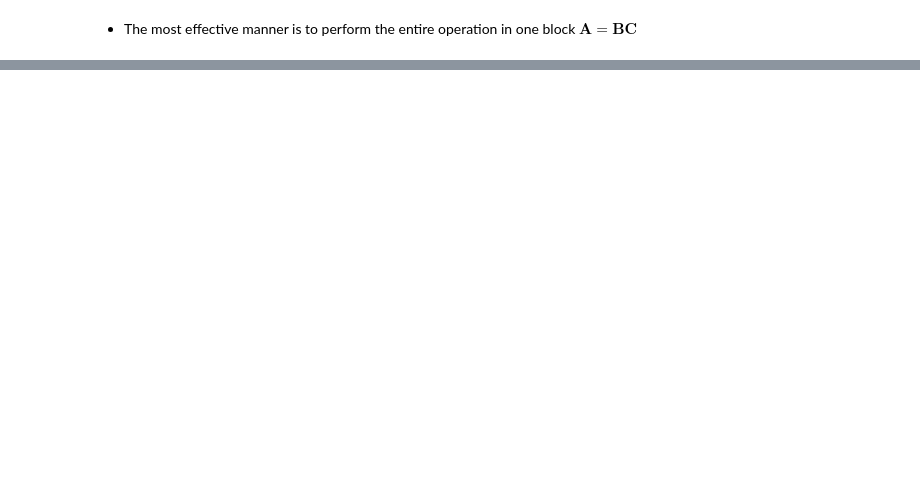
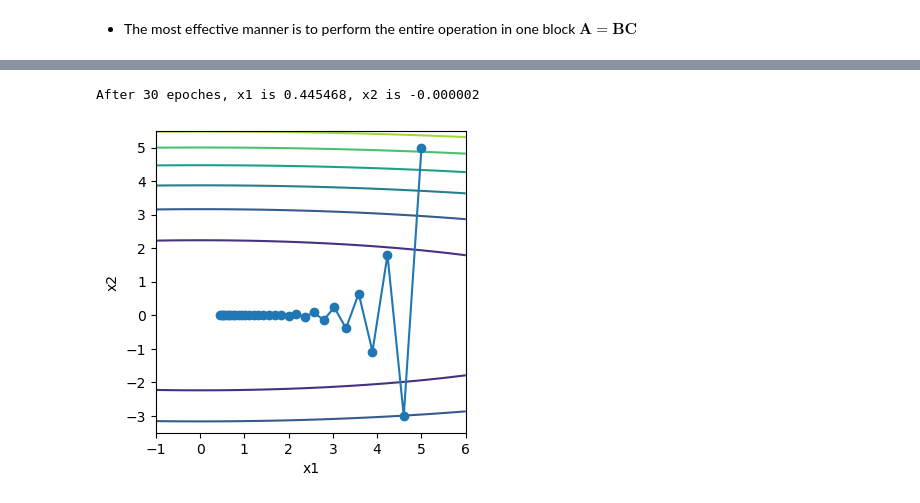
Before and after one commit to Knoero/MachineLearning, a Jupyter notebook: 0 Prerequisite/04 Numerical Optimization.ipynb, the cells around one changed output, grey strips where cells are left out. Cells and saved outputs as stored; diff of their text form; code cells hidden in the pictures; blank space fills up the shorter version.

```diff
--- a/0 Prerequisite/04 Numerical Optimization.ipynb
+++ b/0 Prerequisite/04 Numerical Optimization.ipynb
@@ -386,0 +416,42 @@ When performing optimization where only a noisy variant of the gradient is avail
+# %%
+import matplotlib.pyplot as plt
+
+eta = 0.4
+
+
+def f(x_1, x_2):
+    return 0.2 * x_1**2 + 2 * x_2**2
+
+
+def gd(x_1, x_2):
+    return (x_1 - eta * 0.2 * x_1, x_2 - eta * 4 * x_2)
+
+
+# Number of iteration steps
+iter = 30
+# Record the iteration trace
+x_arr = np.zeros((2, iter))
+x_arr[:, 0] = np.array([5, 5])
+f_arr = np.zeros((1, iter))
+# Iteration
+for ii in range(iter - 1):
+    f_arr[0, ii] = f(x_arr[0, ii], x_arr[1, ii])
+    (x_arr[0, ii + 1], x_arr[1, ii + 1]) = gd(x_arr[0, ii], x_arr[1, ii])
+f_arr[0, iter - 1] = f(x_arr[0, iter - 1], x_arr[1, iter - 1])
+print("After %d epoches, x1 is %f, x2 is %f" %
+      (iter, x_arr[0, iter - 1], x_arr[1, iter - 1]))
+# Visualization
+fig, ax = plt.subplots(figsize=(4, 4), dpi=100)
+# Plot the contour
+vis_arr_x = np.linspace(-1, 6, 100)
+vis_arr_y = np.linspace(-3.5, 5.5, 100)
+vis_X, vis_Y = np.meshgrid(vis_arr_x, vis_arr_y)
+vis_Z = 0.1 * vis_X**2 + 2 * vis_Y**2
+ax.contour(vis_X, vis_Y, vis_Z)
+ax.plot(x_arr[0, :], x_arr[1, :],'o-')
+ax.set_xlabel("x1")
+ax.set_ylabel("x2")
+plt.show()
+# %% [output]
+After 30 epoches, x1 is 0.445468, x2 is -0.000002
+[figure, added]
```
Also changed, not shown: parts of 45 cells of this notebook, 1 other file.
